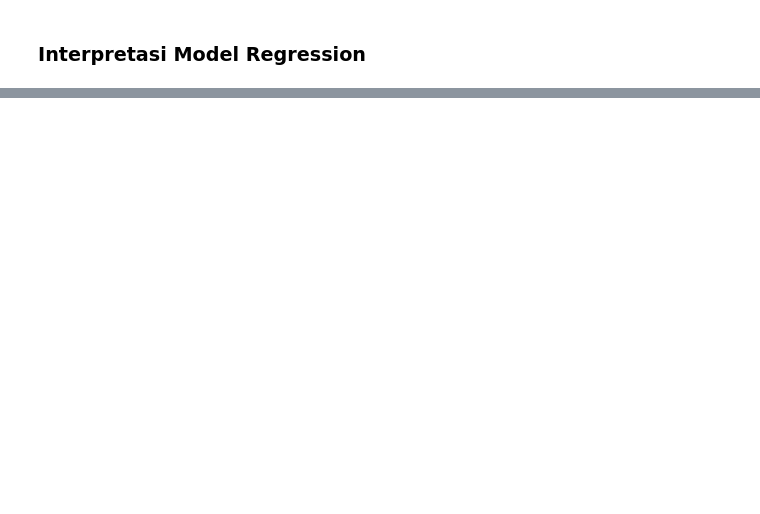
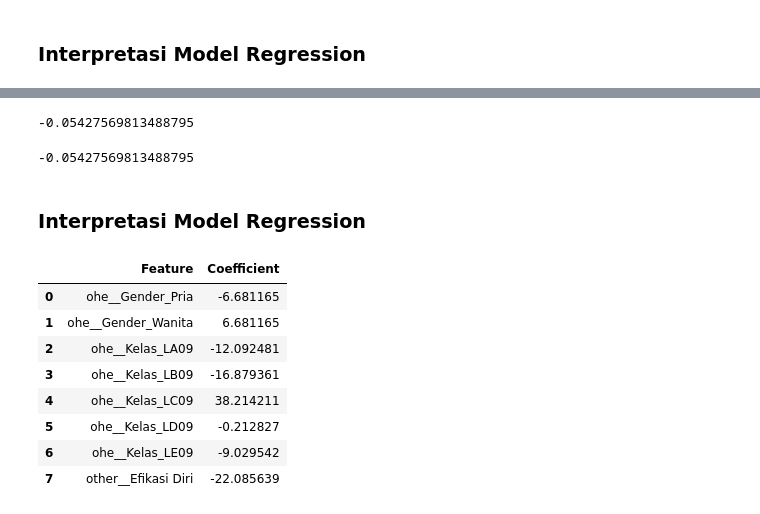
Before and after one commit to williamuntung/Pengaruh-Efikasi-Diri-Terhadap-Tingkat-Stress-Periode-UTS-Data-Science-B28, a Jupyter notebook: model.ipynb, the cells around one changed output, grey strips where cells are left out. Saved outputs shown, nothing was run; the diff lists cells and outputs as text; code cells hidden in the pictures; blank space fills up the shorter version.

```diff
--- a/model.ipynb
+++ b/model.ipynb
@@ -687,0 +561,24 @@ coef_df.head(20)
+# %%
+x = df_3.drop(columns=['Y - Faktor 2', 'Y - Faktor 3', 'Y - Faktor 5', 'Y - Faktor 6', 'Y - Faktor 7'])
+y_2 = df_3['Y - Faktor 2']
+y_3 = df_3['Y - Faktor 3']
+y_5 = df_3['Y - Faktor 5']
+y_6 = df_3['Y - Faktor 6']
+y_7 = df_3['Y - Faktor 7']
+# %%
+lr = LinearRegression()
+
+ohe_col = ['Gender', 'Kelas']
+other_col = x.drop(columns = ohe_col).columns
+
+prep = ColumnTransformer([
+    ('ohe', OneHotEncoder(), ohe_col),
+    ('other', 'passthrough', other_col)
+])
+
+model3_2 = Pipeline([
+    ('preprocessor', prep),
+    ('lr', lr)
+])
+
+model3_2.fit(x, y_2)
@@ -687,0 +831,47 @@ coef_df.head(20)
+# %%
+scores = cross_val_score(
+    model3_6,
+    x,
+    y,
+    cv=5,
+    scoring='r2'
+)
+
+print(scores.mean())
+# %% [output]
+-0.05427569813488795
+# %%
+scores = cross_val_score(
+    model3_7,
+    x,
+    y,
+    cv=5,
+    scoring='r2'
+)
+
+print(scores.mean())
+# %% [output]
+-0.05427569813488795
+# %% [markdown]
+### Interpretasi Model Regression
+# %%
+feature_names = model3_2.named_steps['preprocessor'].get_feature_names_out()
+
+coef = model3_2.named_steps['lr'].coef_
+
+coef_df = pd.DataFrame({
+    'Feature': feature_names,
+    'Coefficient': coef*100
+})
+
+coef_df.head(20)
+# %% [output]
+|  | Feature | Coefficient |
+| 0 | ohe__Gender_Pria | -6.681165 |
+| 1 | ohe__Gender_Wanita | 6.681165 |
+| 2 | ohe__Kelas_LA09 | -12.092481 |
+| 3 | ohe__Kelas_LB09 | -16.879361 |
+| 4 | ohe__Kelas_LC09 | 38.214211 |
+| 5 | ohe__Kelas_LD09 | -0.212827 |
+| 6 | ohe__Kelas_LE09 | -9.029542 |
+| 7 | other__Efikasi Diri | -22.085639 |
```
Also changed, not shown: parts of 88 cells of this notebook.
